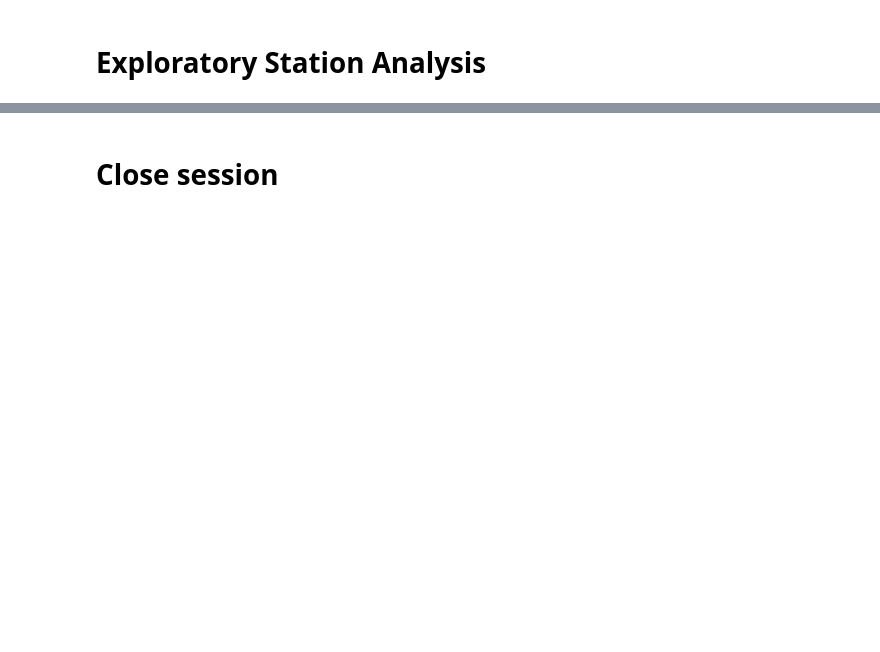
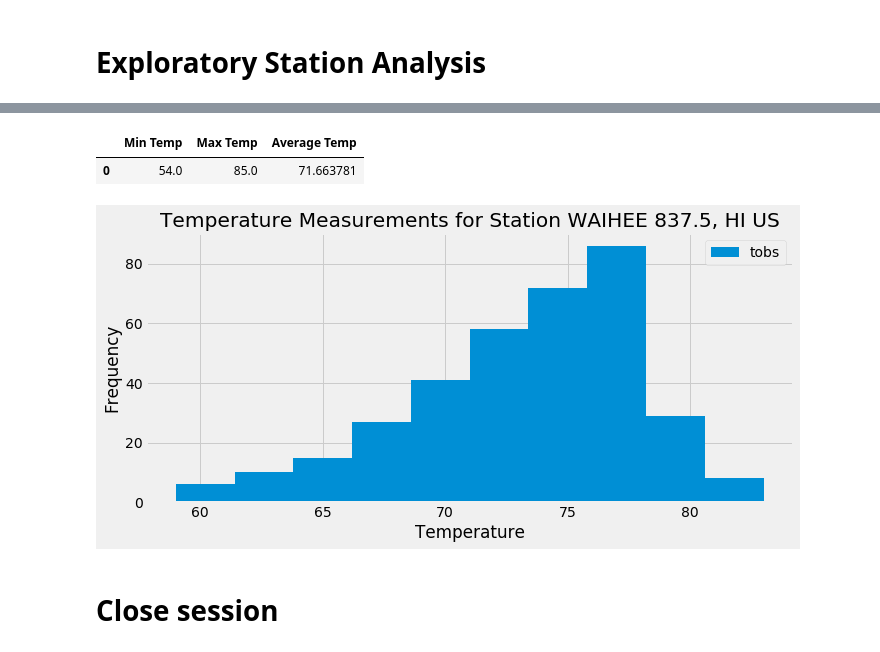
Before and after one commit to shechter430/sqlalchemy_challenge, a Jupyter notebook: climate_starter.ipynb, the cells around one changed output, grey strips where cells are left out. Drawn from its saved outputs; the diff is of its cells as text; code cells hidden in the pictures; blank space fills up the shorter version.

```diff
--- a/climate_starter.ipynb
+++ b/climate_starter.ipynb
@@ -97,8 +140,32 @@ dateprcp_rows.describe()
 # %%
 # Using the most active station id from the previous query, calculate the lowest, highest, and average temperature.
+tobs = [func.min(Measurement.tobs),
+       func.max(Measurement.tobs),
+       func.avg(Measurement.tobs)]
+summary_temp = session.query(*tobs).\
+    filter(Measurement.station == "USC00519281").all()
+# put data into a dataframe
+summary_temp_df=pd.DataFrame(summary_temp, columns=["Min Temp","Max Temp", "Average Temp"])
+summary_temp_df.head()
+# %% [output]
+|  | Min Temp | Max Temp | Average Temp |
+| 0 | 54.0 | 85.0 | 71.663781 |
 # %%
 # Using the most active station id
-# Query the last 12 months of temperature observation data for this station and plot the results as a histogram
+# Query the last 12 months of temperature observation data for this station
+tobs_year = session.query(Measurement.tobs).\
+    filter(Measurement.date >= one_year).\
+    filter(Measurement.station == "USC00519281").\
+    order_by(Measurement.date).all()
+#put into dataframe
+tobs_year_df = pd.DataFrame(tobs_year, columns=['tobs'])
+# plot the results as a histogram
+tobs_year_df.plot.hist(figsize=(10,5), title = "Temperature Measurements for Station WAIHEE 837.5, HI US")
+plt.xlabel("Temperature")
+plt.tight_layout()
+plt.savefig("images/temp_histogram.png")
+# %% [output]
+[figure, added]
 # %% [markdown]
 # Close session
 # %%
```
Also changed, not shown: parts of 8 cells of this notebook, 3 other files.
